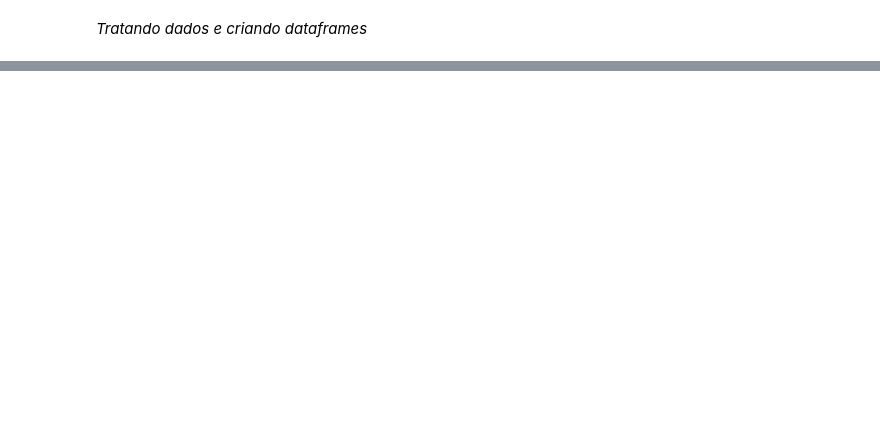
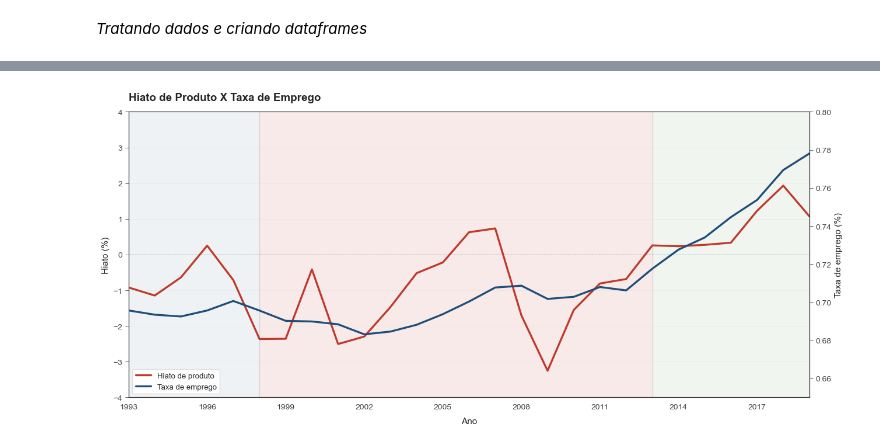
Before and after one commit to gustavo13rodrigo/Trabalho-M-todos, a Jupyter notebook: codigos/employment_x_output_gap.ipynb, the cells around one changed output, grey strips where cells are left out. Drawn from its saved outputs; the diff is of its cells as text; code cells hidden in the pictures; blank space fills up the shorter version.

```diff
--- a/codigos/employment_x_output_gap.ipynb
+++ b/codigos/employment_x_output_gap.ipynb
@@ -29,2 +50,18 @@ employment_rate.head()
 # %%
+#Objetivo aqui é transformar os dados de hiato de produto em um dataframe para melhor trabalhar com os dados
+data_gap = pd.read_excel(DADOS/"gap.xlsx", header=2)
+# Selecionamos apenas as colunas de interesse
+df_gap = data_gap[["Quarterly", "Output gap"]]
+#Eliminamos as linhas que não possuiam dados
+df_gap = df_gap.drop([0,1])
+
+#Como nossa análise será pautada por ano, pegaremos apenas os resultados dos últimos trimestres
+gap_ano = df_gap[df_gap['Quarterly'].str.contains('4Q$', na = False)]
+
+#Agora transformaremos o Dataframe para que os anos sejam o novo índice:
+gap_ano['Quarterly'] = gap_ano['Quarterly'].str.replace(".4Q", '',regex=False).astype(int)
+gap_ano = gap_ano.rename(columns={'Quarterly':'Year'})
+#Selecionando o período necessário
+gap_ano = gap_ano[(gap_ano["Year"]>= 1993) & (gap_ano["Year"]<= 2019)]
+gap_ano.head()
 # %% [output]
@@ -31,0 +79,4 @@ Index(['observation_date', 'LREM64TTJPM156S'], dtype='object')
+# %%
+#Transformando em um data frame apenas
+df_combinado = pd.merge(gap_ano, employment_rate, on='Year', how='inner')
+df_combinado.head()
@@ -31,0 +96,60 @@ Index(['observation_date', 'LREM64TTJPM156S'], dtype='object')
+# %%
+sns.set_style('white')
+plt.rcParams.update({
+    'font.family': 'sans-serif', 'font.size': 10, 'axes.titlesize': 13,
+    'axes.labelsize': 11, 'legend.fontsize': 9,
+    'xtick.labelsize': 10, 'ytick.labelsize': 10,
+})
+
+# --- limpeza ---
+df = df_combinado.copy()
+df['Year'] = pd.to_numeric(df['Year'], errors='coerce').astype('Int64')
+df['Output gap'] = pd.to_numeric(df['Output gap'], errors='coerce')
+df['taxa de emprego'] = pd.to_numeric(df['taxa de emprego'], errors='coerce')
+df = df.dropna(subset=['Year']).copy()
+df['Year'] = df['Year'].astype(int)
+
+fig, ax = plt.subplots(figsize=(13, 6))
+fig.patch.set_facecolor('white')
+ax2 = ax.twinx()   # eixo y da direita
+
+COR_GAP = '#c0392b'
+ax.axvspan(1993, 1998, alpha=0.07, color='#1f4e79', zorder=0)
+ax.axvspan(1998, 2013, alpha=0.10, color=COR_GAP,   zorder=0)
+ax.axvspan(2013, 2021, alpha=0.07, color='#2e7d32', zorder=0)
+
+ax.set_ylim(-4, 4)
+ax2.set_ylim(0.65,0.8)        # ajuste à faixa real da taxa de emprego
+ax.set_xlim(1993, 2019)
+
+ax.axhline(0, color='#333', linewidth=0.7, linestyle='--', alpha=0.45, zorder=1)
+
+# linhas
+l1 = ax.plot(df['Year'], df['Output gap'], linewidth=2.4,
+             color='#c0392b', zorder=3, label='Hiato de produto')
+l2 = ax2.plot(df['Year'], df['taxa de emprego'], linewidth=2.4,
+              color='#1f4e79', zorder=3, label='Taxa de emprego')
+
+ax.set_xticks(range(1993, 2020, 3))
+ax.set_xlabel('Ano', fontsize=11, labelpad=8)
+ax.set_ylabel('Hiato (%)', fontsize=11)
+ax2.set_ylabel('Taxa de emprego (%)', fontsize=11)
+ax.set_title('Hiato de Produto X Taxa de Emprego',
+             fontsize=13.5, weight='bold', pad=14, loc='left')
+
+# legenda única juntando as duas linhas
+linhas = l1 + l2
+ax.legend(linhas, [l.get_label() for l in linhas], loc='lower left',
+          framealpha=0.95, fontsize=9.5, frameon=True, edgecolor='#ddd')
+
+ax.grid(axis='y', alpha=0.22, linewidth=0.5)
+ax.spines['top'].set_visible(False)
+ax.tick_params(colors='#444', length=4, width=0.6)
+ax2.tick_params(colors='#444', length=4, width=0.6)
+
+plt.tight_layout()
+plt.savefig(FIGURAS / 'output_X_taxaemprego.png', dpi=200,
+            bbox_inches='tight', facecolor='white')
+plt.show()
+# %% [output]
+[figure, added]
```
Also changed, not shown: parts of 8 cells of this notebook, 3 other files.
